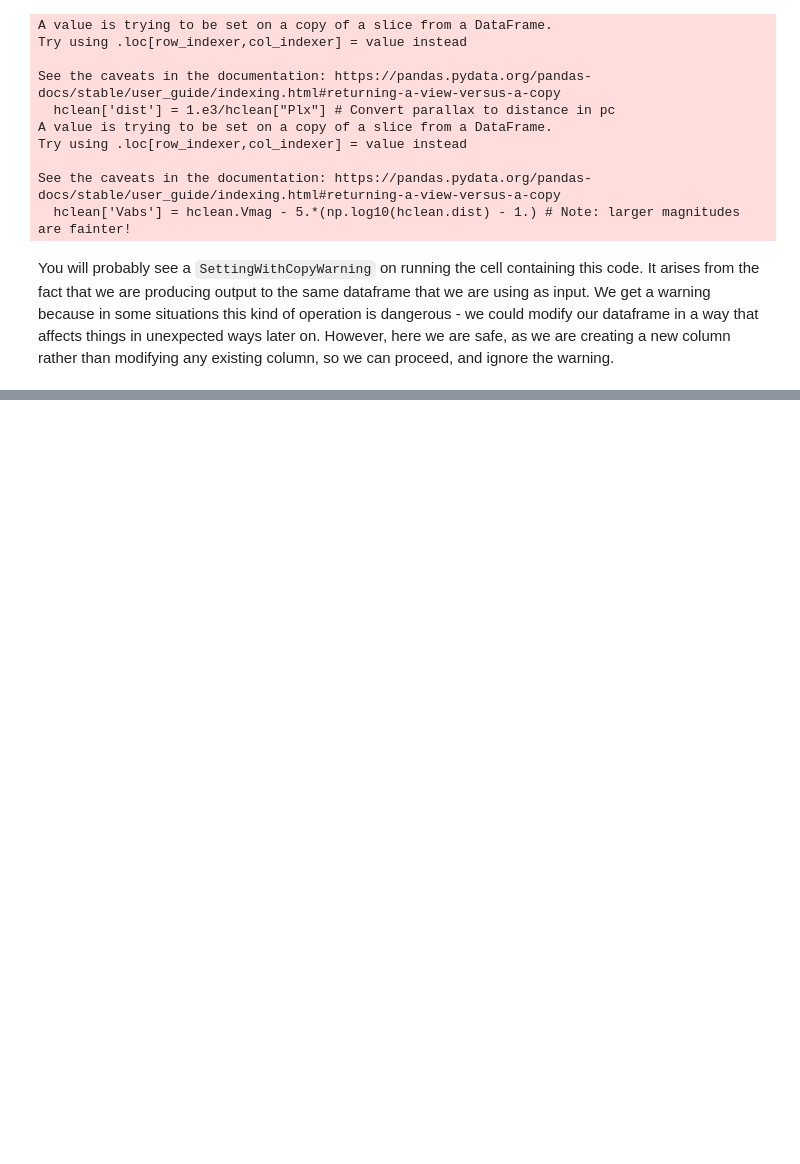
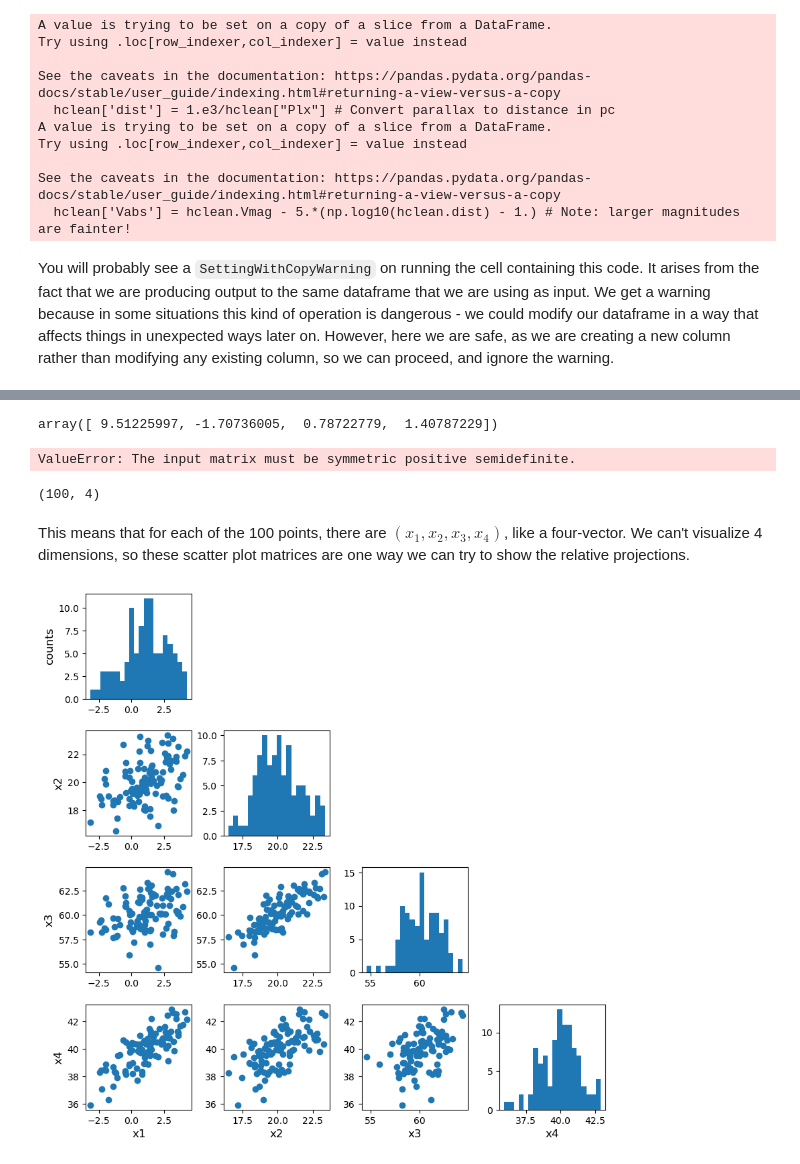
Before and after one commit to lea-y01/phys_stats, a Jupyter notebook: extras_lessons/large_multivar_datasets.ipynb, the cells around one changed output, grey strips where cells are left out. Cells and saved outputs as stored; diff of their text form; code cells hidden in the pictures; blank space fills up the shorter version.

```diff
--- a/extras_lessons/large_multivar_datasets.ipynb
+++ b/extras_lessons/large_multivar_datasets.ipynb
@@ -97,0 +127,59 @@ You will probably see a <code class="language-plaintext highlighter-rouge">Setti
+# %%
+eigvals = np.linalg.eigvals([[3,2,1,3],
+                             [2,2,1,4],
+                             [1,1,3,2],
+                             [3,4,2,1]])
+
+eigvals # shows why not symmetric positive semidefinite
+# %% [output]
+array([ 9.51225997, -1.70736005,  0.78722779,  1.40787229])
+# %%
+# just use two functions separately
+rand_data = sps.multivariate_normal(mean=[1,20,60,40], cov=[[3,2,1,3],[2,2,1,4],[1,1,3,2],[3,4,2,1]])
+#
+# %% [output]
+ValueError: The input matrix must be symmetric positive semidefinite.
+# %%
+# just trying out something to see if I can get the normal function to work.
+
+cov = [[3,1,1,2],
+       [1,2,2,1],
+       [1,2,3,1],
+       [2,1,1,2]]
+
+rv = sps.multivariate_normal(mean=[1,20,60,40], cov=cov)
+rand_data_again = rv.rvs(size=100)
+# %%
+rand_data_again.shape
+# %% [output]
+(100, 4)
+# %% [markdown]
+This means that for each of the 100 points, there are $(x_1, x_2, x_3, x_4)$, like a four-vector. We can't visualize 4 dimensions, so these scatter plot matrices are one way we can try to show the relative projections.
+# %%
+# plotting
+
+ndims = rand_data_again.shape[1]
+labels = ['x1','x2','x3','x4']
+fig, axes = plt.subplots(4,4,figsize=(10,10))
+fig.subplots_adjust(wspace=0.3,hspace=0.3)
+
+for i in range(ndims): ## y dimension of grid
+    for j in range(ndims): ## x dimension of grid
+                   # IF i = j = ON THE DIAGONAL, showing 1D distributions:
+        if i == j: # mean, variance, shape (kind of how does variable look by itself)
+            axes[i,j].hist(rand_data_again[:,i], bins=20)
+
+        elif i > j: # lower triangle panels (thing bottom, where x > y)
+            axes[i,j].scatter(rand_data_again[:,j], rand_data_again[:,i])
+        else: # else is just if i < j, which would just reflect the bottom
+            axes[i,j].axis('off') # so it's turned off
+        if j == 0:
+            if i == j:
+                axes[i,j].set_ylabel('counts',fontsize=12)
+            else:
+                axes[i,j].set_ylabel(labels[i],fontsize=12)
+        if i == 3:
+            axes[i,j].set_xlabel(labels[j],fontsize=12)
+plt.show()
+# %% [output]
+[figure, added]
```
Also changed, not shown: parts of 10 cells of this notebook, 1 other file.
